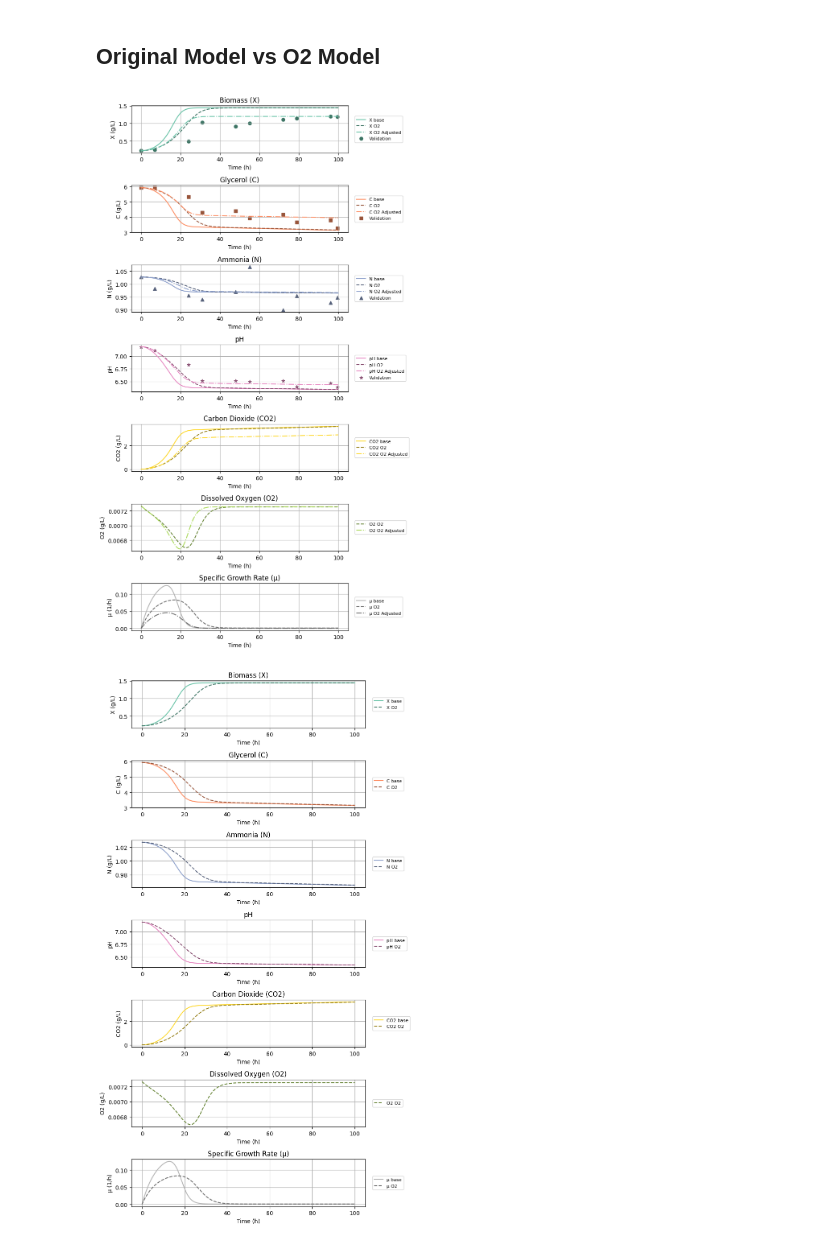
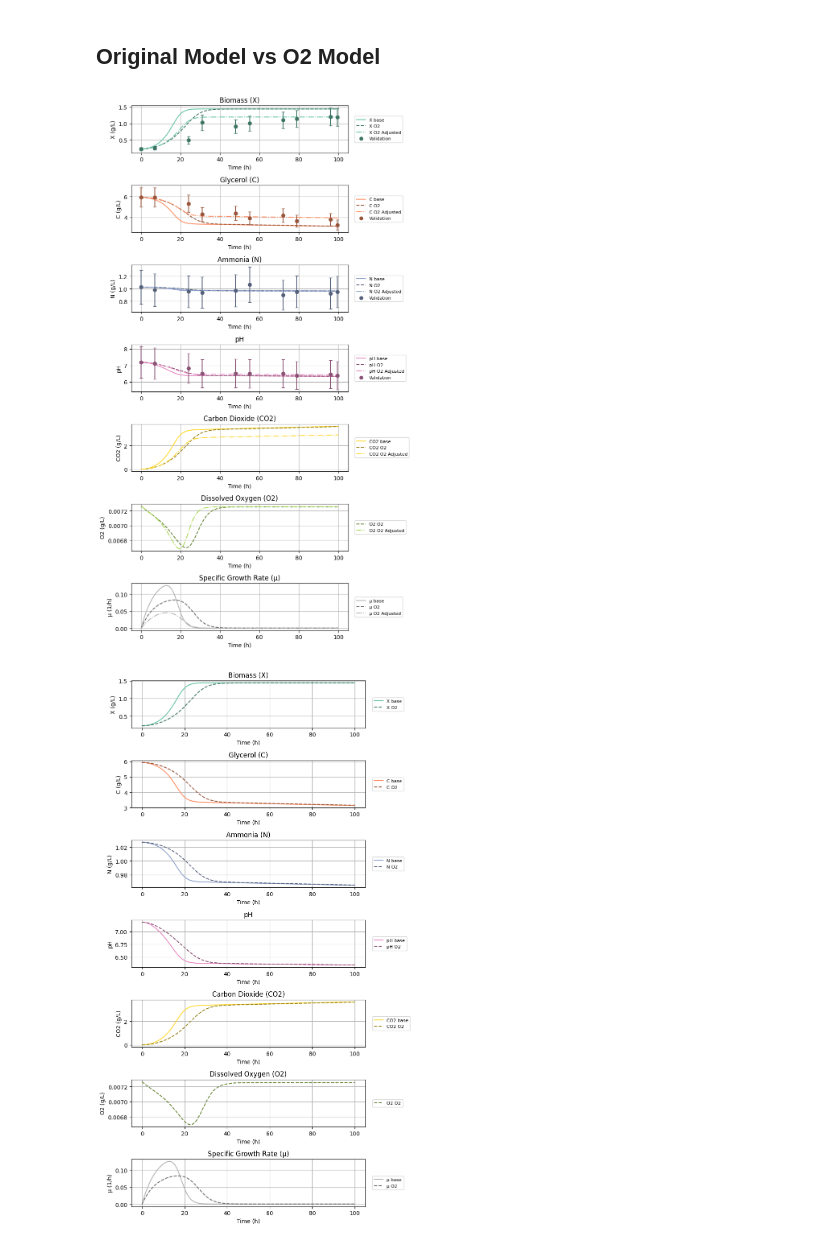
Before and after one commit to Laefivy/M.smegmatis, a Jupyter notebook: parameter_adjust_final.ipynb, the cells around one changed output. Drawn from its saved outputs; the diff is of its cells as text; code cells hidden in the pictures.

```diff
--- a/parameter_adjust_final.ipynb
+++ b/parameter_adjust_final.ipynb
@@ -443,7 +443,7 @@ y_sim_og = np.concatenate([best_sim1[:, 0], best_sim1[:, 1], best_sim1[:, 2], so
 n = len(y_exp)
 k = len(param_names)
 
-
+NMRSE_norm = []
 def rmse(y_true, y_pred):
     return np.sqrt(np.mean((y_true - y_pred)**2))
 
@@ -460,6 +460,8 @@ for label, y_e, y_s in zip(['X', 'C', 'N', 'pH'], [X_exp, C_exp, N_exp, pH_exp],
     print(f"  RMSE:   {rmse(y_e, y_s):.4f}")
     print(f"  NRMSE:  {nrmse(y_e, y_s):.4f}")
     print(f"  MAPE:   {mape(y_e, y_s):.2f} %")
+    NMRSE_norm.append(nrmse(y_e, y_s))
+
 
 #RMSE, MAPE y NRMSE por variable (modelo original)
 print("\nMétricas por variable (modelo original):")
@@ -491,6 +493,12 @@ print(f"NMRSE (nuevo modelo): {nrmse(y_exp, y_sim):.4f}")
 print(f"NMRSE (modelo original): {nrmse(y_exp, y_sim_og):.4f}")
 print(f"MAPE (nuevo modelo): {mape(y_exp, y_sim):.2f} %")
 print(f"MAPE (modelo original): {mape(y_exp, y_sim_og):.2f} %")
+
+
+X_err = NMRSE_norm[0] * X_exp
+C_err = NMRSE_norm[1] * C_exp
+N_err = NMRSE_norm[2] * N_exp
+ph_err = NMRSE_norm[3] * pH_exp
 # %% [output]
 Métricas por variable (nuevo modelo):
 X:
@@ -841,6 +849,7 @@ axes[0].plot(t_casadi_og, X_casadi_og, label='X base', color=colors['X'])
 axes[0].plot(t_casadi_O2, X_casadi_O2, '--', label='X O2', color=darken_color(colors['X']))
 axes[0].plot(t_exp, best_sim[:, 0],'-.', label='X O2 Adjusted', color=colors['X'])
 axes[0].scatter(t_exp_v, X_exp_v, label='Validation', color=darken_color(colors['X']), marker='o')
+axes[0].errorbar(t_exp_v, X_exp_v, yerr=X_err, fmt='o', color=darken_color(colors['X']), capsize=3)
 axes[0].set_title('Biomass (X)')
 axes[0].set_xlabel('Time (h)')
 axes[0].set_ylabel('X (g/L)')
@@ -850,7 +859,8 @@ axes[0].legend(loc='center left', bbox_to_anchor=(1.02, 0.5), fontsize=8)
 axes[1].plot(t_casadi_og, C_casadi_og, label='C base', color=colors['C'])
 axes[1].plot(t_casadi_O2, C_casadi_O2, '--', label='C O2', color=darken_color(colors['C']))
 axes[1].plot(t_exp, best_sim[:, 1],'-.', label='C O2 Adjusted', color=colors['C'])
-axes[1].scatter(t_exp_v, C_exp_v, label='Validation', color=darken_color(colors['C']), marker='s')
+axes[1].scatter(t_exp_v, C_exp_v, label='Validation', color=darken_color(colors['C']), marker='o')
+axes[1].errorbar(t_exp_v, C_exp_v, yerr=C_err, fmt='o', color=darken_color(colors['C']), capsize=3)
 axes[1].set_title('Glycerol (C)')
 axes[1].set_xlabel('Time (h)')
 axes[1].set_ylabel('C (g/L)')
@@ -860,7 +870,8 @@ axes[1].legend(loc='center left', bbox_to_anchor=(1.02, 0.5), fontsize=8)
 axes[2].plot(t_casadi_og, N_casadi_og, label='N base', color=colors['N'])
 axes[2].plot(t_casadi_O2, N_casadi_O2, '--', label='N O2', color=darken_color(colors['N']))
 axes[2].plot(t_exp, best_sim[:, 2],'-.', label='N O2 Adjusted', color=colors['N'])
-axes[2].scatter(t_exp_v, N_exp_v, label='Validation', color=darken_color(colors['N']), marker='^')
+axes[2].scatter(t_exp_v, N_exp_v, label='Validation', color=darken_color(colors['N']), marker='o')
+axes[2].errorbar(t_exp_v, N_exp_v, yerr=N_err, fmt='o', color=darken_color(colors['N']), capsize=3)
 axes[2].set_title('Ammonia (N)')
 axes[2].set_xlabel('Time (h)')
 axes[2].set_ylabel('N (g/L)')
@@ -879,36 +890,37 @@ axes[4].legend(loc='center left', bbox_to_anchor=(1.02, 0.5), fontsize=8)
 axes[5].plot(t_casadi_O2, O2_casadi_O2, '--', label='O2 O2', color=darken_color(colors['O2']))
 axes[5].plot(t_exp[1:], best_sim[1:,4],'-.', label='O2 O2 Adjusted', color=colors['O2'])
 axes[5].set_title('Dissolved Oxygen (O2)')
 axes[5].set_xlabel('Time (h)')
 axes[5].set_ylabel('O2 (g/L)')
 axes[5].grid(True)
 axes[5].legend(loc='center left', bbox_to_anchor=(1.02, 0.5), fontsize=8)
 
 axes[3].plot(t_casadi_og, pH_casadi_og, label='pH base', color=colors['pH'])
 axes[3].plot(t_casadi_O2, pH_casadi_O2, '--', label='pH O2', color=darken_color(colors['pH']))
 axes[3].plot(t_exp, solz[:, 0],'-.', label='pH O2 Adjusted', color=colors['pH'])
-axes[3].scatter(t_exp_v, ph_exp_v, label='Validation', color=darken_color(colors['pH']), marker='*')
+axes[3].scatter(t_exp_v, ph_exp_v, label='Validation', color=darken_color(colors['pH']), marker='o')
+axes[3].errorbar(t_exp_v, ph_exp_v, yerr=ph_err, fmt='o', color=darken_color(colors['pH']), capsize=3)
 axes[3].set_title('pH')
 axes[3].set_xlabel('Time (h)')
 axes[3].set_ylabel('pH')
 axes[3].grid(True)
 axes[3].legend(loc='center left', bbox_to_anchor=(1.02, 0.5), fontsize=8)
 
 axes[6].plot(t_casadi_og, mu_values_casadi_og, label='μ base', color=colors['mu'])
 axes[6].plot(t_casadi_O2, mu_values_casadi_O2, '--', label='μ O2', color=darken_color(colors['mu']))
-axes[6].plot(t_exp, mu_values_casadi_adjusted, '-.', label='μ O2 Adjusted', color=darken_color(colors['mu']))
+axes[6].plot(t_exp, mu_values_casadi_adjusted, '-.', label='μ O2 Adjusted', color=(colors['mu']))
 axes[6].set_title('Specific Growth Rate (μ)')
 axes[6].set_xlabel('Time (h)')
 axes[6].set_ylabel('μ (1/h)')
 axes[6].grid(True)
 axes[6].legend(loc='center left', bbox_to_anchor=(1.02, 0.5), fontsize=8)
 
 #fig.suptitle('Comparison between models', fontsize=16)
 plt.tight_layout()
 plt.savefig('Figures/model_comparison_highres.png', dpi=500, bbox_inches='tight')
 plt.show()
 # %% [output]
-[figure, old version]
+[figure, new version]
 # %%
 colors = {
     'X': '#66C2A6',
```
Also changed, not shown: parts of 4 cells of this notebook.
